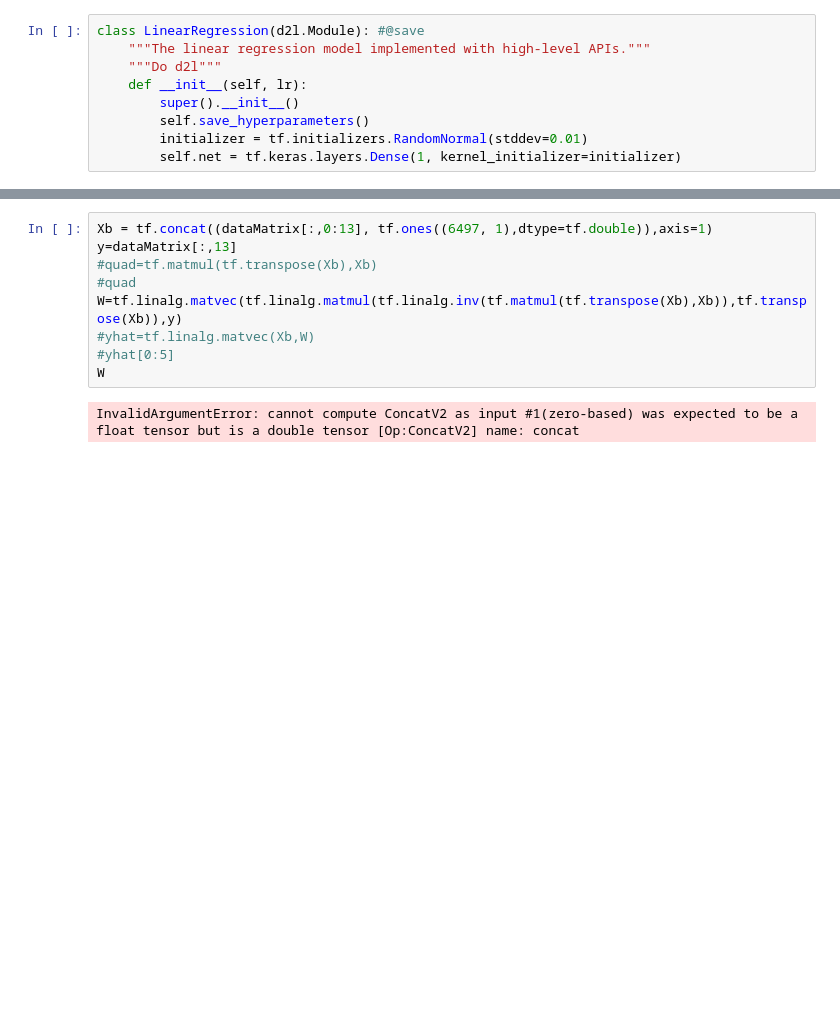
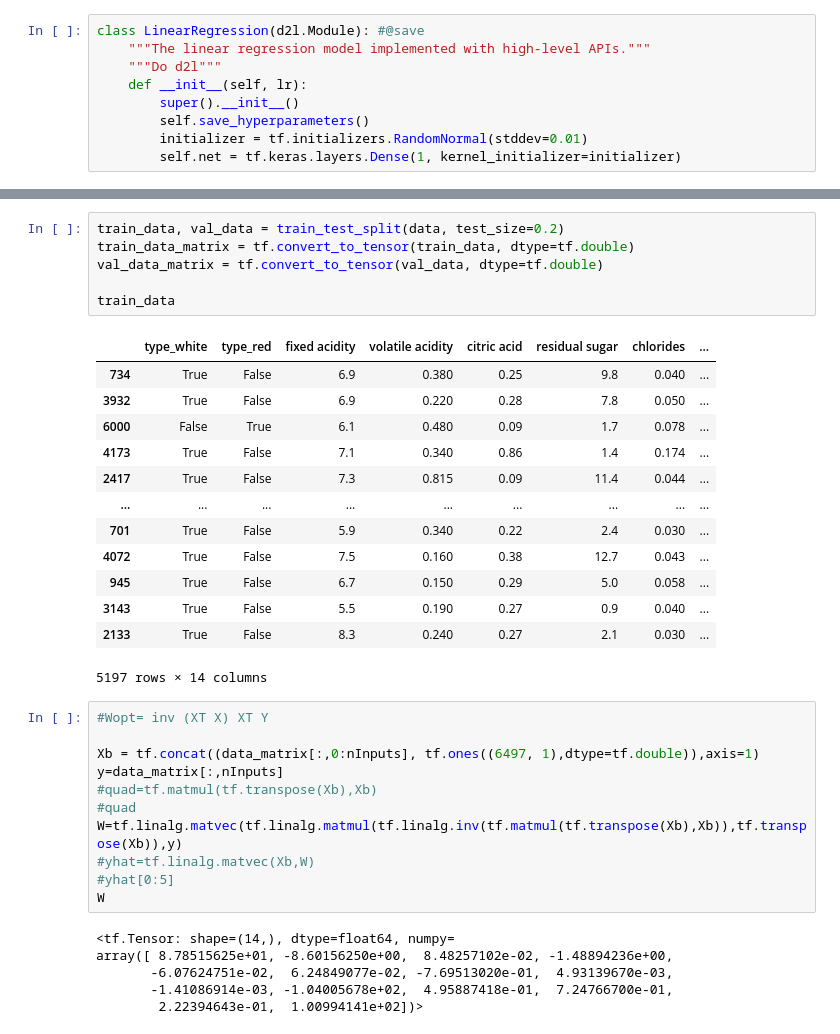
Before and after one commit to LaKHamote/Perceptron, a Jupyter notebook: classificar_vinhos.ipynb, the cells around one changed output, grey strips where cells are left out. Saved outputs shown, nothing was run; the diff lists cells and outputs as text; blank space fills up the shorter version.

```diff
--- a/classificar_vinhos.ipynb
+++ b/classificar_vinhos.ipynb
@@ -73,7 +84,29 @@ data
 6497 rows × 14 columns
+# %%
+train_data, val_data = train_test_split(data, test_size=0.2)
+train_data_matrix = tf.convert_to_tensor(train_data, dtype=tf.double)
+val_data_matrix = tf.convert_to_tensor(val_data, dtype=tf.double)
+
+train_data
+# %% [output]
+|  | type_white | type_red | fixed acidity | volatile acidity | citric acid | residual sugar | chlorides | ... |
+| 734 | True | False | 6.9 | 0.380 | 0.25 | 9.8 | 0.040 | ... |
+| 3932 | True | False | 6.9 | 0.220 | 0.28 | 7.8 | 0.050 | ... |
+| 6000 | False | True | 6.1 | 0.480 | 0.09 | 1.7 | 0.078 | ... |
+| 4173 | True | False | 7.1 | 0.340 | 0.86 | 1.4 | 0.174 | ... |
+| 2417 | True | False | 7.3 | 0.815 | 0.09 | 11.4 | 0.044 | ... |
+| ... | ... | ... | ... | ... | ... | ... | ... | ... |
+| 701 | True | False | 5.9 | 0.340 | 0.22 | 2.4 | 0.030 | ... |
+| 4072 | True | False | 7.5 | 0.160 | 0.38 | 12.7 | 0.043 | ... |
+| 945 | True | False | 6.7 | 0.150 | 0.29 | 5.0 | 0.058 | ... |
+| 3143 | True | False | 5.5 | 0.190 | 0.27 | 0.9 | 0.040 | ... |
+| 2133 | True | False | 8.3 | 0.240 | 0.27 | 2.1 | 0.030 | ... |
+5197 rows × 14 columns
 # %%
-Xb = tf.concat((dataMatrix[:,0:13], tf.ones((6497, 1),dtype=tf.double)),axis=1)
-y=dataMatrix[:,13]
+#Wopt= inv (XT X) XT Y
+
+Xb = tf.concat((data_matrix[:,0:nInputs], tf.ones((6497, 1),dtype=tf.double)),axis=1)
+y=data_matrix[:,nInputs]
 #quad=tf.matmul(tf.transpose(Xb),Xb)
 #quad
 W=tf.linalg.matvec(tf.linalg.matmul(tf.linalg.inv(tf.matmul(tf.transpose(Xb),Xb)),tf.transpose(Xb)),y)
@@ -81,6 +114,10 @@ W=tf.linalg.matvec(tf.linalg.matmul(tf.linalg.inv(tf.matmul(tf.transpose(Xb),Xb)
 #yhat[0:5]
 W
 # %% [output]
-InvalidArgumentError: cannot compute ConcatV2 as input #1(zero-based) was expected to be a float tensor but is a double tensor [Op:ConcatV2] name: concat
+<tf.Tensor: shape=(14,), dtype=float64, numpy=
+array([ 8.78515625e+01, -8.60156250e+00,  8.48257102e-02, -1.48894236e+00,
+       -6.07624751e-02,  6.24849077e-02, -7.69513020e-01,  4.93139670e-03,
+       -1.41086914e-03, -1.04005678e+02,  4.95887418e-01,  7.24766700e-01,
+        2.22394643e-01,  1.00994141e+02])>
 # %%
 model = d2l.LinearRegression(lr=0.03)
```
Also changed, not shown: parts of 11 cells of this notebook.
